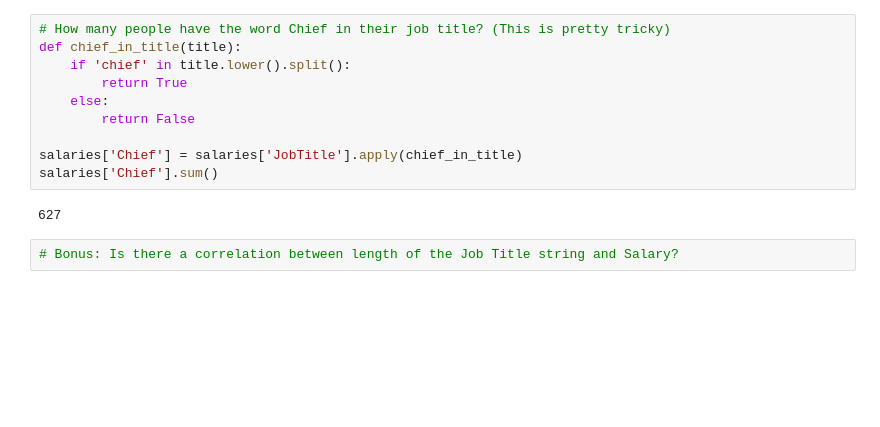
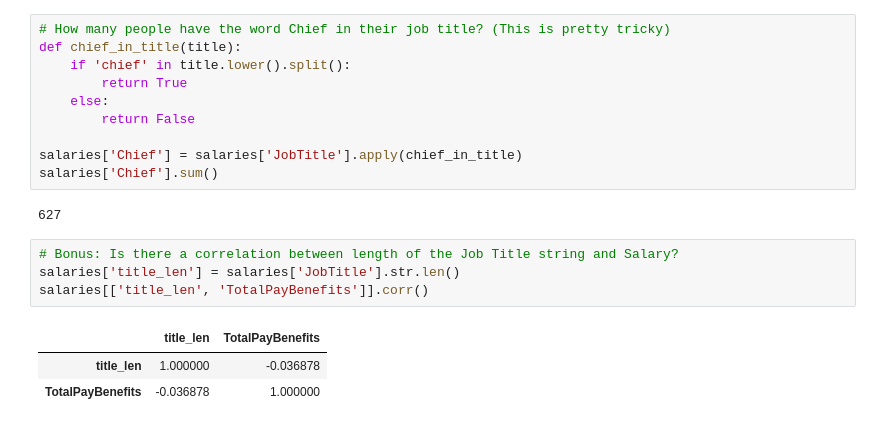
Before and after one commit to belhaddadmohamed/Kaggle-Competitions-Data-Analytics, a Jupyter notebook: DS - M.Othaman/Full Data Analysis Project/مشروع كامل في تحليل البيانات.ipynb, the cells around one changed output. Saved outputs shown, nothing was run; the diff lists cells and outputs as text; blank space fills up the shorter version.

```diff
--- a/DS - M.Othaman/Full Data Analysis Project/مشروع كامل في تحليل البيانات.ipynb
+++ b/DS - M.Othaman/Full Data Analysis Project/مشروع كامل في تحليل البيانات.ipynb
@@ -231,3 +231,9 @@ salaries['Chief'].sum()
 627
 # %%
 # Bonus: Is there a correlation between length of the Job Title string and Salary?
+salaries['title_len'] = salaries['JobTitle'].str.len()
+salaries[['title_len', 'TotalPayBenefits']].corr()
+# %% [output]
+|  | title_len | TotalPayBenefits |
+| title_len | 1.000000 | -0.036878 |
+| TotalPayBenefits | -0.036878 | 1.000000 |
```
